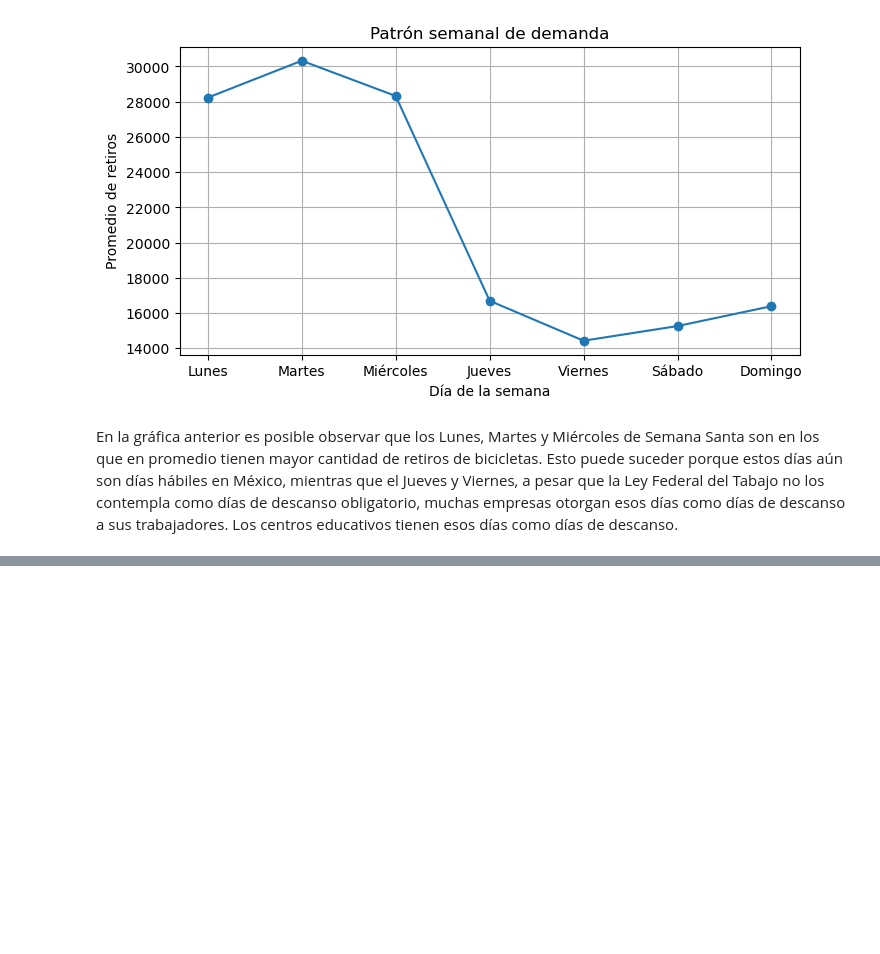
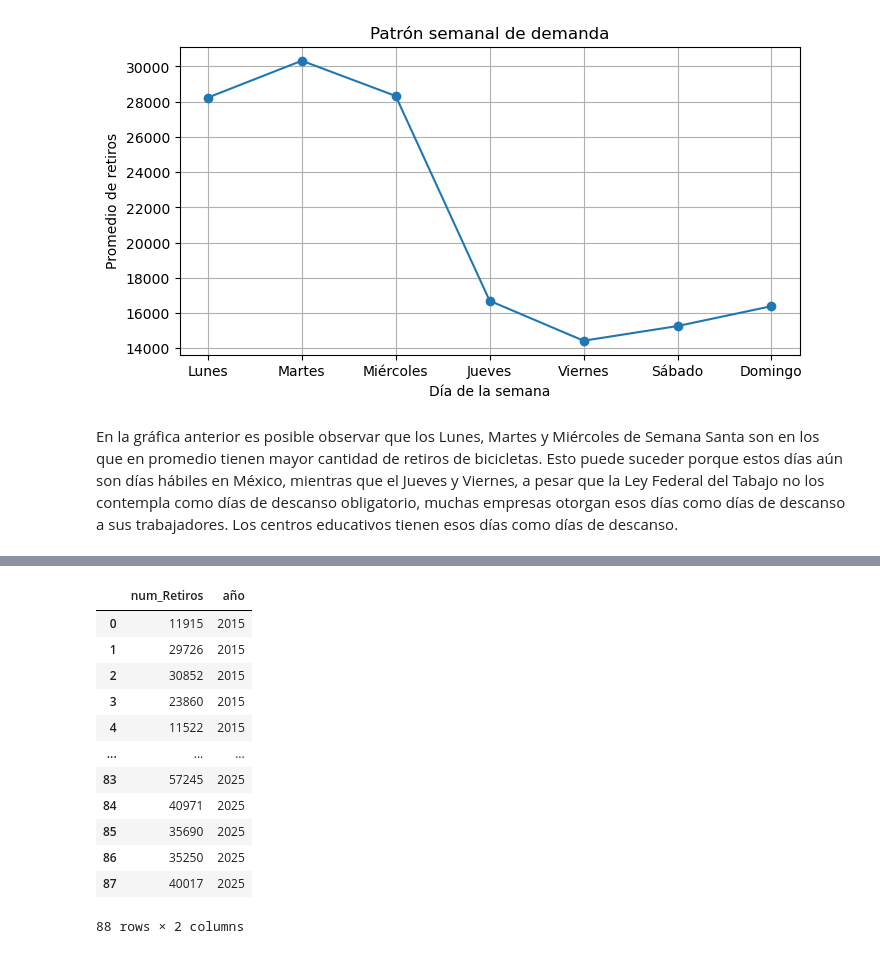
Before and after one commit to Ari-Castellanos/Proyecto-1-Seminario-2, a Jupyter notebook: DiaMayorRetiro.ipynb, the cells around one changed output, grey strips where cells are left out. Drawn from its saved outputs; the diff is of its cells as text; code cells hidden in the pictures; blank space fills up the shorter version.

```diff
--- a/DiaMayorRetiro.ipynb
+++ b/DiaMayorRetiro.ipynb
@@ -270,0 +331,17 @@ En la gráfica anterior es posible observar que los Lunes, Martes y Miércoles d
+# %%
+df2=df2.drop(columns=["Fecha_Retiro", "dia_semana","dia_semana_num","dia", "mes"])
+df2
+# %% [output]
+|  | num_Retiros | año |
+| 0 | 11915 | 2015 |
+| 1 | 29726 | 2015 |
+| 2 | 30852 | 2015 |
+| 3 | 23860 | 2015 |
+| 4 | 11522 | 2015 |
+| ... | ... | ... |
+| 83 | 57245 | 2025 |
+| 84 | 40971 | 2025 |
+| 85 | 35690 | 2025 |
+| 86 | 35250 | 2025 |
+| 87 | 40017 | 2025 |
+88 rows × 2 columns
```
Also changed, not shown: parts of 7 cells of this notebook.
